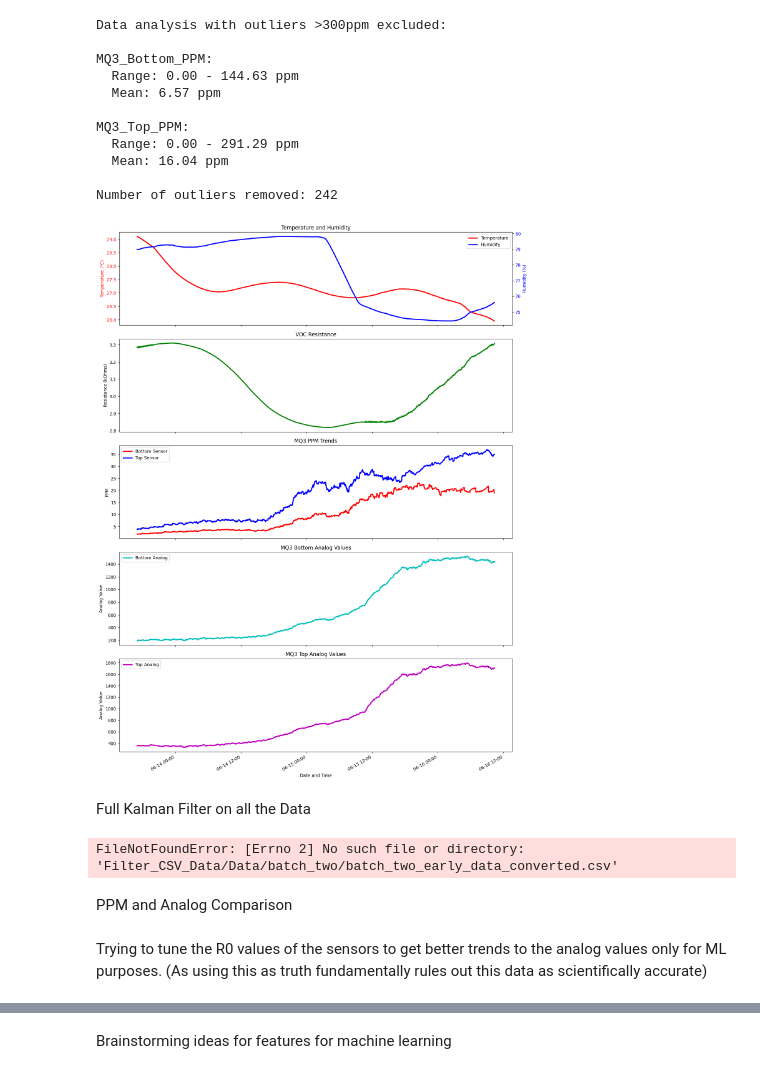
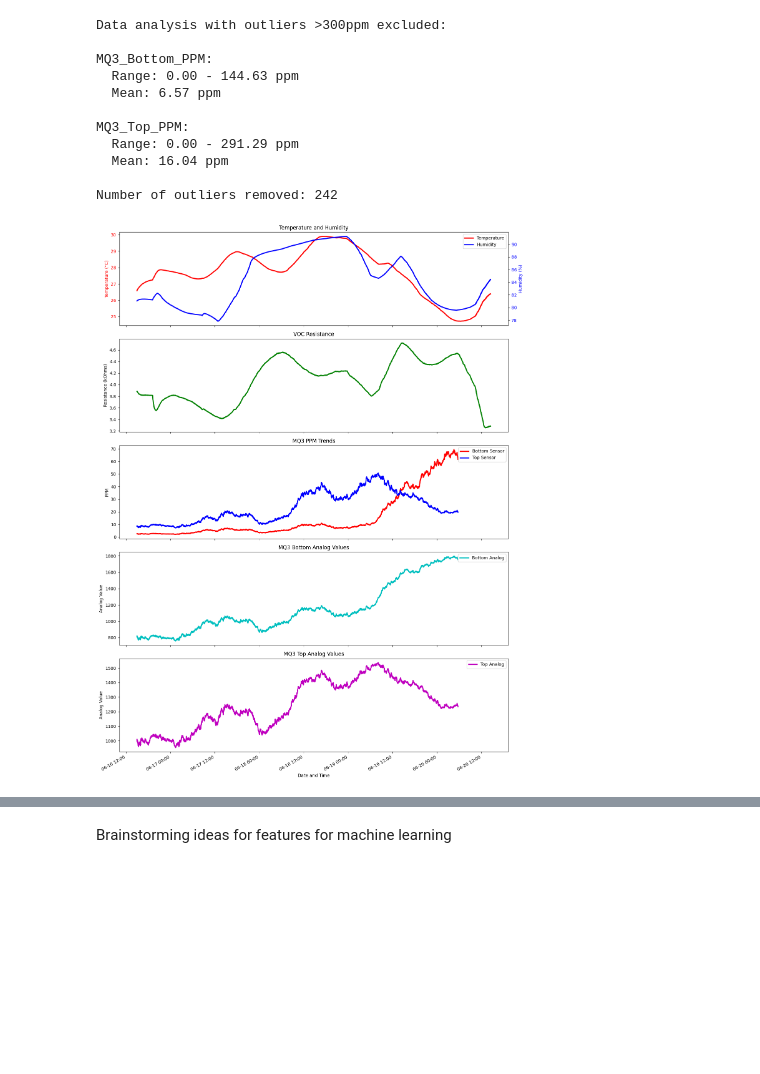
Before and after one commit to Ciaranm1999/E-Nose, a Jupyter notebook: Data_Filtering_Plotting.ipynb, the cells around one changed output, grey strips where cells are left out. Cells and saved outputs as stored; diff of their text form; code cells hidden in the pictures; blank space fills up the shorter version.

```diff
--- a/Data_Filtering_Plotting.ipynb
+++ b/Data_Filtering_Plotting.ipynb
@@ -309,7 +309,7 @@ import pandas as pd
 from matplotlib.dates import DateFormatter
 import matplotlib.pyplot as plt
 
-df_filtered = pd.read_csv('Filter_CSV_Data/Data/batch_one/complete_data.csv', parse_dates=['Timestamp'])
+df_filtered = pd.read_csv('Filter_CSV_Data/Data/batch_two/complete_data.csv', parse_dates=['Timestamp'])
 
 fig, axes = plt.subplots(5, 1, figsize=(14, 18), sharex=True)
 fig.subplots_adjust(hspace=0.4)
@@ -338,68 +338,31 @@ ax2.set_ylabel('Resistance (kOhms)')
 ax3 = axes[2]
 ax3.plot(df_filtered['Timestamp'], df_filtered['MQ3_Bottom_PPM'], 'r-', linewidth=2.5, label='Bottom Sensor')
 ax3.plot(df_filtered['Timestamp'], df_filtered['MQ3_Top_PPM'], 'b-', linewidth=2.5, label='Top Sensor')
 ax3.set_title('MQ3 PPM Trends')
 ax3.set_ylabel('PPM')
 ax3.legend()
 
 # Plot 4: MQ3 Bottom Analog Values
 ax4 = axes[3]
 ax4.plot(df_filtered['Timestamp'], df_filtered['MQ3_Bottom_Analog'], 'c-', linewidth=2.5, label='Bottom Analog')
 ax4.set_title('MQ3 Bottom Analog Values')
 ax4.set_ylabel('Analog Value')
 ax4.legend()
 
 # Plot 5: MQ3 Top Analog Values
 ax5 = axes[4]
 ax5.plot(df_filtered['Timestamp'], df_filtered['MQ3_Top_Analog'], 'm-', linewidth=2.5, label='Top Analog')
 ax5.set_title('MQ3 Top Analog Values')
 ax5.set_ylabel('Analog Value')
 ax5.set_xlabel('Date and Time')
 ax5.legend()
 
 # Format x-axis to show date, hour, and minute
 date_format = DateFormatter('%m-%d %H:%M')
 for ax in axes:
     ax.xaxis.set_major_formatter(date_format)
 plt.gcf().autofmt_xdate()
 plt.tight_layout()
 plt.show()
 # %% [output]
-[figure, old version]
+[figure, new version]
-# %% [markdown]
-Full Kalman Filter on all the Data
-# %%
-
-# Load your filtered data (after moving average)
-df = pd.read_csv('Filter_CSV_Data/Data/batch_two/batch_two_early_data_converted.csv')
-
-# Kalman filter function for 1D data
-def kalman_1d(z, Q=0.01, R=1.0):
-    n = len(z)
-    xhat = np.zeros(n)
-    P = np.zeros(n)
-    xhat[0] = z[0]
-    P[0] = 1.0
-    for k in range(1, n):
-        xhatminus = xhat[k-1]
-        Pminus = P[k-1] + Q
-        K = Pminus / (Pminus + R)
-        xhat[k] = xhatminus + K * (z[k] - xhatminus)
-        P[k] = (1 - K) * Pminus
-    return xhat
-
-# Columns to apply Kalman filter to (excluding time columns)
-exclude_cols = ['Timestamp', 'time', 'Time_to_Spoilage_Minutes']
-columns_to_filter = [col for col in df.columns if col not in exclude_cols]
-
-# Apply Kalman filter to each column
-for col in columns_to_filter:
-    df[col + '_kalman'] = kalman_1d(df[col].fillna(method='ffill').values)
-
-# Save the result
-df.to_csv('Filter_CSV_Data/Data/batch_two/batch_two_early_data_filtered_kalman_all.csv', index=False)
-print("Kalman filter applied to all data columns. Saved as batch_two_early_data_filtered_kalman_all.csv")
-# %% [output]
-FileNotFoundError: [Errno 2] No such file or directory: 'Filter_CSV_Data/Data/batch_two/batch_two_early_data_converted.csv'
-# %% [markdown]
-PPM and Analog Comparison
@@ -442,2 +368,0 @@ print(f"Correlation (Top Analog vs Top PPM, normalized): {top_corr:.2f}")
-# %% [markdown]
-Trying to tune the R0 values of the sensors to get better trends to the analog values only for ML purposes. (As using this as truth fundamentally rules out this data as scientifically accurate)
```
Also changed, not shown: parts of 3 cells of this notebook, 3 other files.
